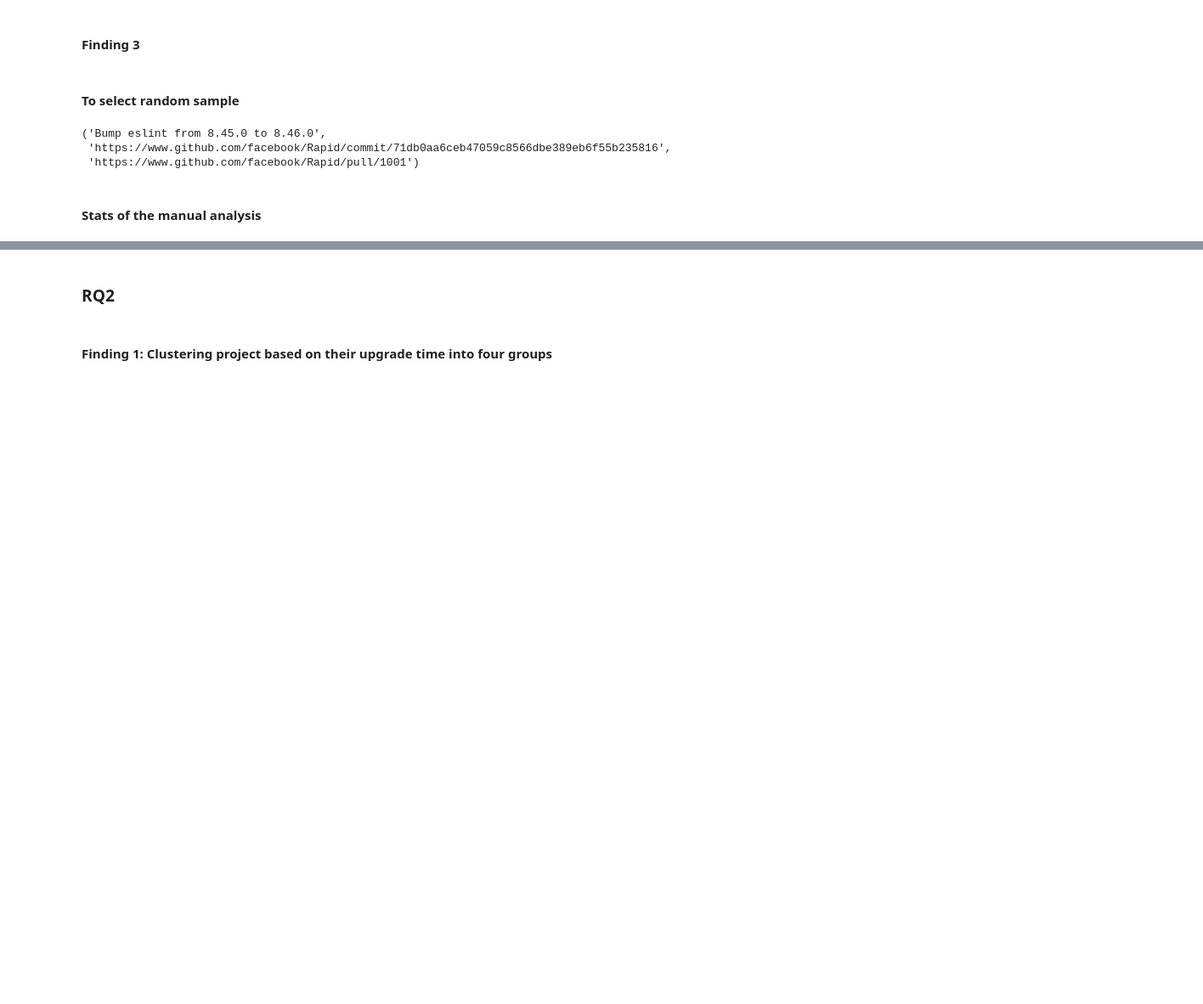
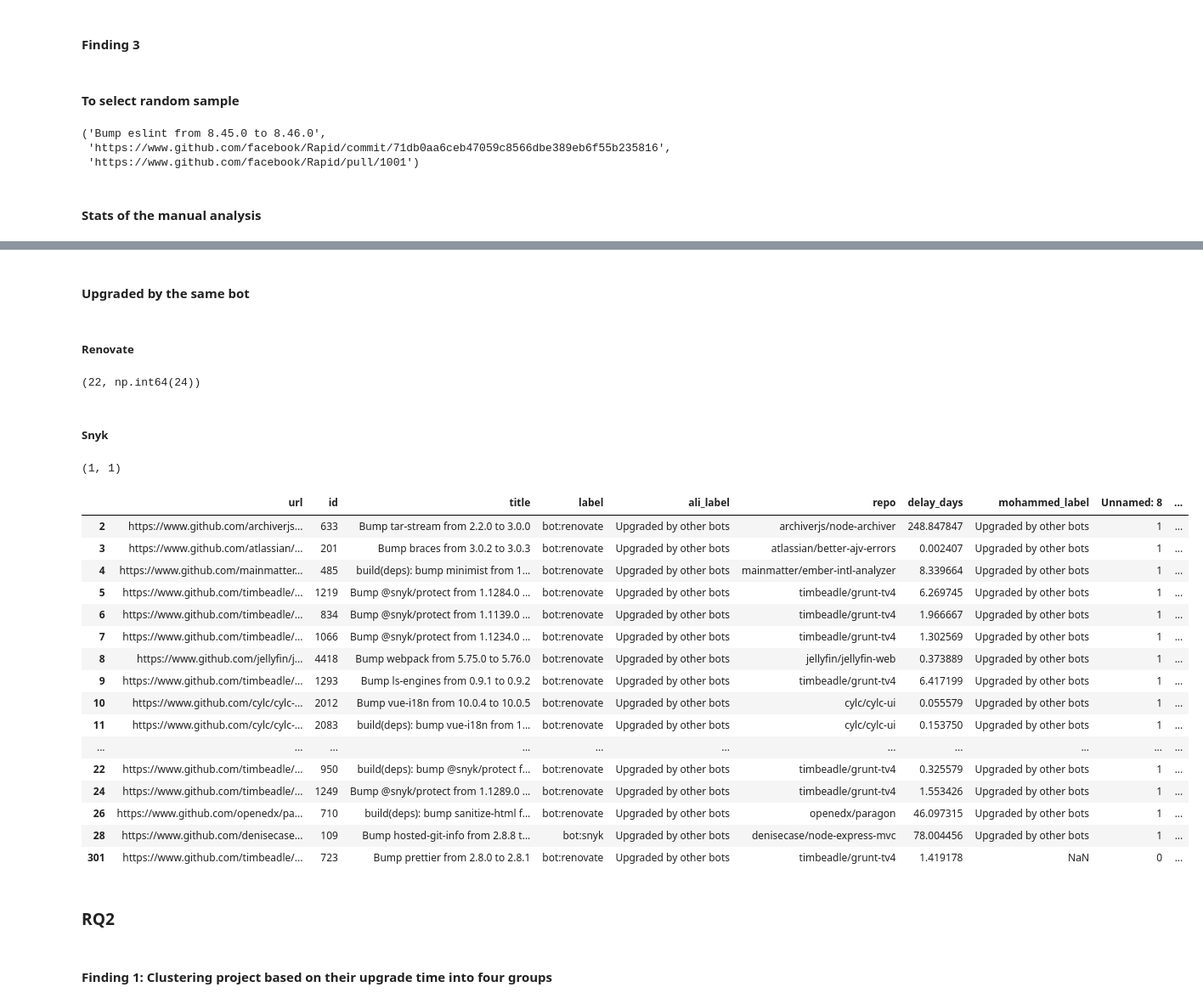
Before and after one commit to DaREf-MS/dependency-upgrades, a Jupyter notebook: analysis.ipynb, the cells around one changed output, grey strips where cells are left out. Shown at 85% size. Cells and saved outputs as stored; diff of their text form; code cells hidden in the pictures; blank space fills up the shorter version.

Commit message:
Add cross-validation for RQ1 manual analysis

```diff
--- a/analysis.ipynb
+++ b/analysis.ipynb
@@ -636,0 +643,2 @@ random_sample_df['high_label'] = random_sample_df['label'].map(
+# %%
+df = pd.read_excel("./data/rq1_manual_analysis.xlsx")
@@ -637,3 +696,37 @@ random_sample_df['high_label'] = random_sample_df['label'].map(
+# %% [markdown]
+#### Upgraded by the same bot
+# %% [markdown]
+##### Renovate
+# %%
+len(df[(df['resolved_high_label']=='Upgraded by other bots')&(df['label']=='bot:renovate')]),(df['resolved_high_label']=='Upgraded by other bots').sum()
+# %% [output]
+(22, np.int64(24))
+# %% [markdown]
+##### Snyk
+# %%
+len(df[(df['resolved_high_label']=='Upgraded by other bots')&(df['label']=='bot:snyk')]), len(df[(df['resolved_high_label']=='Upgraded by other bots')&(df['label']=='bot:depfu')])
+# %% [output]
+(1, 1)
+# %%
+df[(df['resolved_high_label']=='Upgraded by other bots')]
+# %% [output]
+|  | url | id | title | label | ali_label | repo | delay_days | mohammed_label | Unnamed: 8 | ... |
+| 2 | https://www.github.com/archiverjs... | 633 | Bump tar-stream from 2.2.0 to 3.0.0 | bot:renovate | Upgraded by other bots | archiverjs/node-archiver | 248.847847 | Upgraded by other bots | 1 | ... |
+| 3 | https://www.github.com/atlassian/... | 201 | Bump braces from 3.0.2 to 3.0.3 | bot:renovate | Upgraded by other bots | atlassian/better-ajv-errors | 0.002407 | Upgraded by other bots | 1 | ... |
+| 4 | https://www.github.com/mainmatter... | 485 | build(deps): bump minimist from 1... | bot:renovate | Upgraded by other bots | mainmatter/ember-intl-analyzer | 8.339664 | Upgraded by other bots | 1 | ... |
+| 5 | https://www.github.com/timbeadle/... | 1219 | Bump @snyk/protect from 1.1284.0 ... | bot:renovate | Upgraded by other bots | timbeadle/grunt-tv4 | 6.269745 | Upgraded by other bots | 1 | ... |
+| 6 | https://www.github.com/timbeadle/... | 834 | Bump @snyk/protect from 1.1139.0 ... | bot:renovate | Upgraded by other bots | timbeadle/grunt-tv4 | 1.966667 | Upgraded by other bots | 1 | ... |
+| 7 | https://www.github.com/timbeadle/... | 1066 | Bump @snyk/protect from 1.1234.0 ... | bot:renovate | Upgraded by other bots | timbeadle/grunt-tv4 | 1.302569 | Upgraded by other bots | 1 | ... |
+| 8 | https://www.github.com/jellyfin/j... | 4418 | Bump webpack from 5.75.0 to 5.76.0 | bot:renovate | Upgraded by other bots | jellyfin/jellyfin-web | 0.373889 | Upgraded by other bots | 1 | ... |
+| 9 | https://www.github.com/timbeadle/... | 1293 | Bump ls-engines from 0.9.1 to 0.9.2 | bot:renovate | Upgraded by other bots | timbeadle/grunt-tv4 | 6.417199 | Upgraded by other bots | 1 | ... |
+| 10 | https://www.github.com/cylc/cylc-... | 2012 | Bump vue-i18n from 10.0.4 to 10.0.5 | bot:renovate | Upgraded by other bots | cylc/cylc-ui | 0.055579 | Upgraded by other bots | 1 | ... |
+| 11 | https://www.github.com/cylc/cylc-... | 2083 | build(deps): bump vue-i18n from 1... | bot:renovate | Upgraded by other bots | cylc/cylc-ui | 0.153750 | Upgraded by other bots | 1 | ... |
+| ... | ... | ... | ... | ... | ... | ... | ... | ... | ... | ... |
+| 22 | https://www.github.com/timbeadle/... | 950 | build(deps): bump @snyk/protect f... | bot:renovate | Upgraded by other bots | timbeadle/grunt-tv4 | 0.325579 | Upgraded by other bots | 1 | ... |
+| 24 | https://www.github.com/timbeadle/... | 1249 | Bump @snyk/protect from 1.1289.0 ... | bot:renovate | Upgraded by other bots | timbeadle/grunt-tv4 | 1.553426 | Upgraded by other bots | 1 | ... |
+| 26 | https://www.github.com/openedx/pa... | 710 | build(deps): bump sanitize-html f... | bot:renovate | Upgraded by other bots | openedx/paragon | 46.097315 | Upgraded by other bots | 1 | ... |
+| 28 | https://www.github.com/denisecase... | 109 | Bump hosted-git-info from 2.8.8 t... | bot:snyk | Upgraded by other bots | denisecase/node-express-mvc | 78.004456 | Upgraded by other bots | 1 | ... |
+| 301 | https://www.github.com/timbeadle/... | 723 | Bump prettier from 2.8.0 to 2.8.1 | bot:renovate | Upgraded by other bots | timbeadle/grunt-tv4 | 1.419178 | NaN | 0 | ... |
 # %% [markdown]
 ### RQ2
 # %% [markdown]
```
Also changed, not shown: parts of 14 cells of this notebook, 2 other files.
